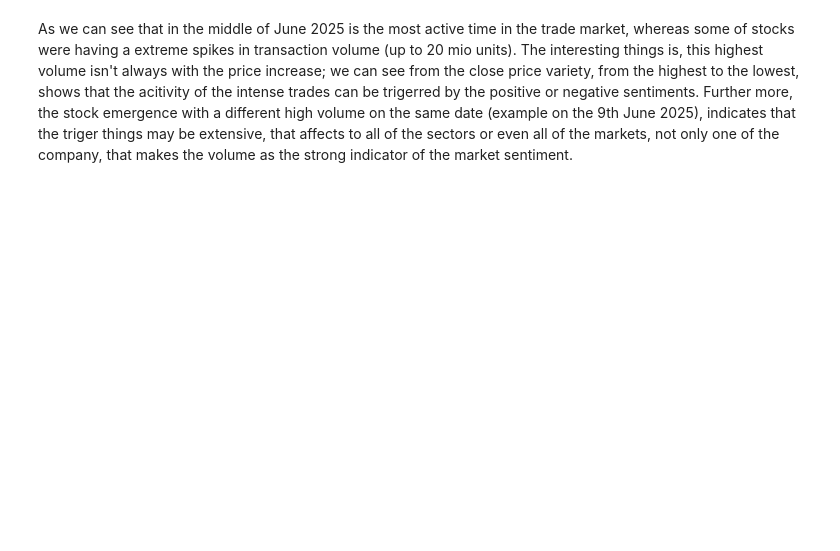
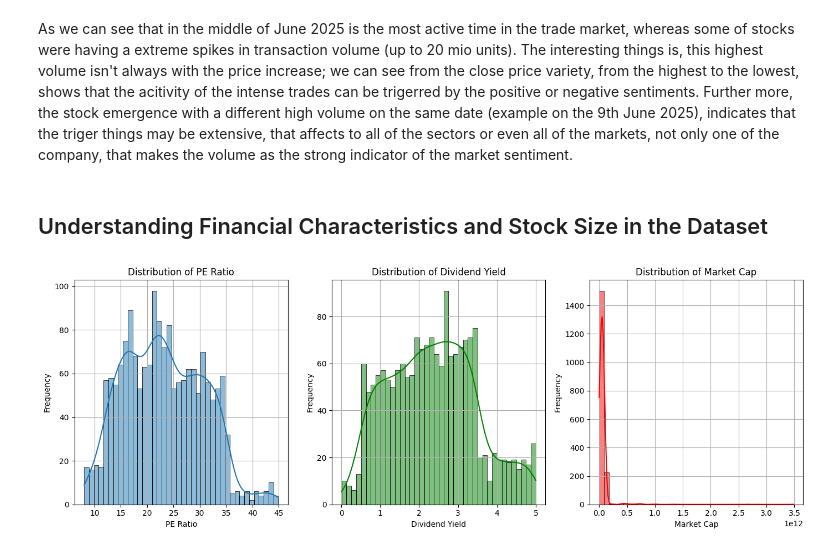
Before and after one commit to xyzaraa/trade-analysis, a Jupyter notebook: main.ipynb, the cells around one changed output. Drawn from its saved outputs; the diff is of its cells as text; code cells hidden in the pictures; blank space fills up the shorter version.

```diff
--- a/main.ipynb
+++ b/main.ipynb
@@ -182,3 +202,32 @@ Hari-hari dengan Volume Perdagangan Sangat Tinggi:
 1736 2025-06-21    UNH       205.87       46928599
 # %% [markdown]
 As we can see that in the middle of June 2025 is the most active time in the trade market, whereas some of stocks were having a extreme spikes in transaction volume (up to 20 mio units). The interesting things is, this highest volume isn't always with the price increase; we can see from the close price variety, from the highest to the lowest, shows that the acitivity of the intense trades can be trigerred by the positive or negative sentiments. Further more, the stock emergence with a different high volume on the same date (example on the 9th June 2025), indicates that the triger things may be extensive, that affects to all of the sectors or even all of the markets, not only one of the company, that makes the volume as the strong indicator of the market sentiment.
+# %% [markdown]
+## Understanding Financial Characteristics and Stock Size in the Dataset
+# %%
+plt.figure(figsize=(14,5))
+plt.subplot(1,3,1)
+sns.histplot(df['PE Ratio'].dropna(), bins=40, kde=True)
+plt.title("Distribution of PE Ratio")
+plt.xlabel("PE Ratio")
+plt.ylabel("Frequency")
+plt.grid(True)
+
+plt.subplot(1,3,2)
+sns.histplot(df['Dividend Yield'].dropna(), bins=40, kde=True, color='g')
+plt.title("Distribution of Dividend Yield")
+plt.xlabel("Dividend Yield")
+plt.ylabel("Frequency")
+plt.grid(True)
+
+plt.subplot(1,3,3)
+sns.histplot(df['Market Cap'].dropna(), bins=40, kde=True, color='r')
+plt.title("Distribution of Market Cap")
+plt.xlabel("Market Cap")
+plt.ylabel("Frequency")
+plt.grid(True)
+
+plt.tight_layout()
+plt.show()
+# %% [output]
+[figure, added]
```
Also changed, not shown: parts of 12 cells of this notebook.
